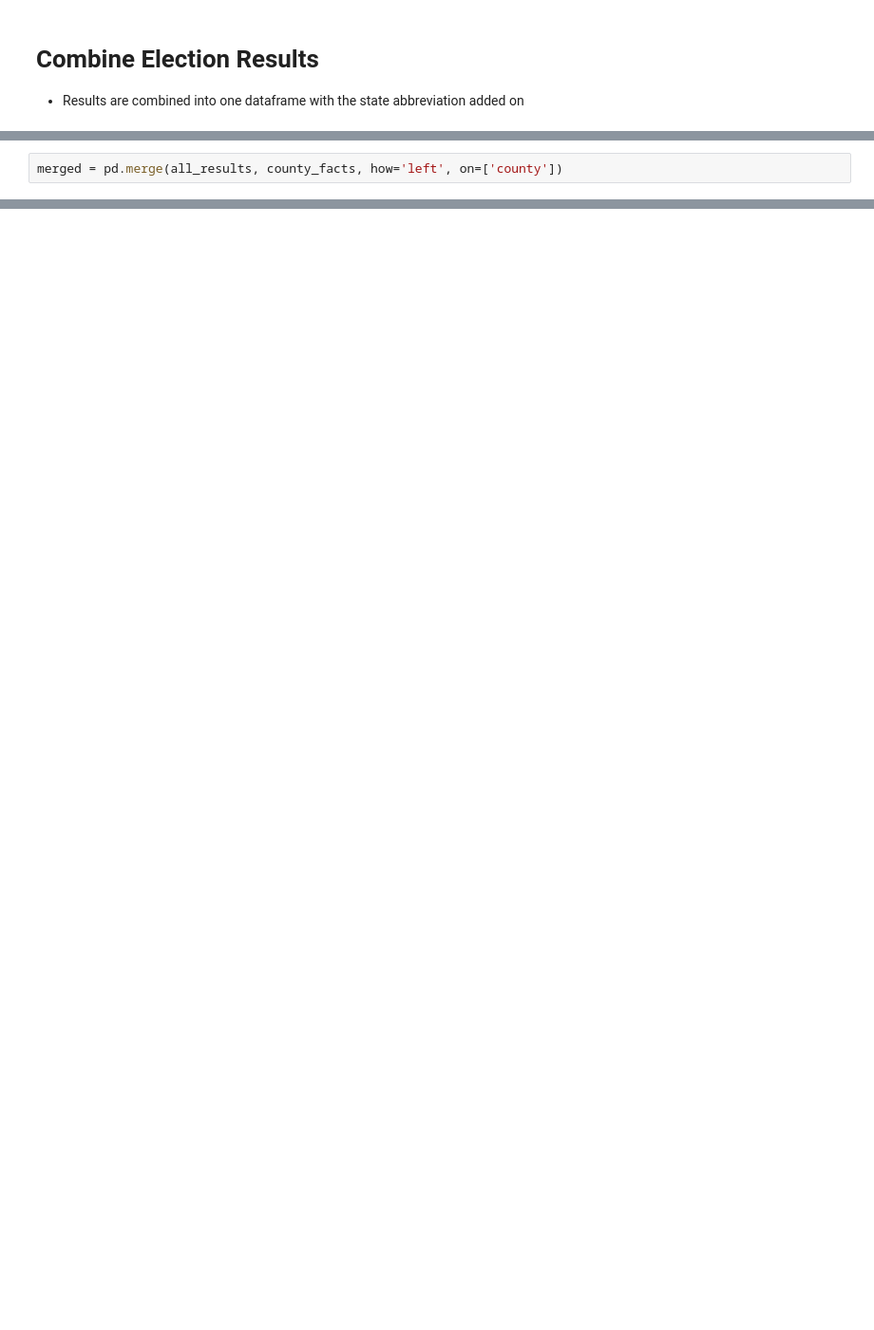
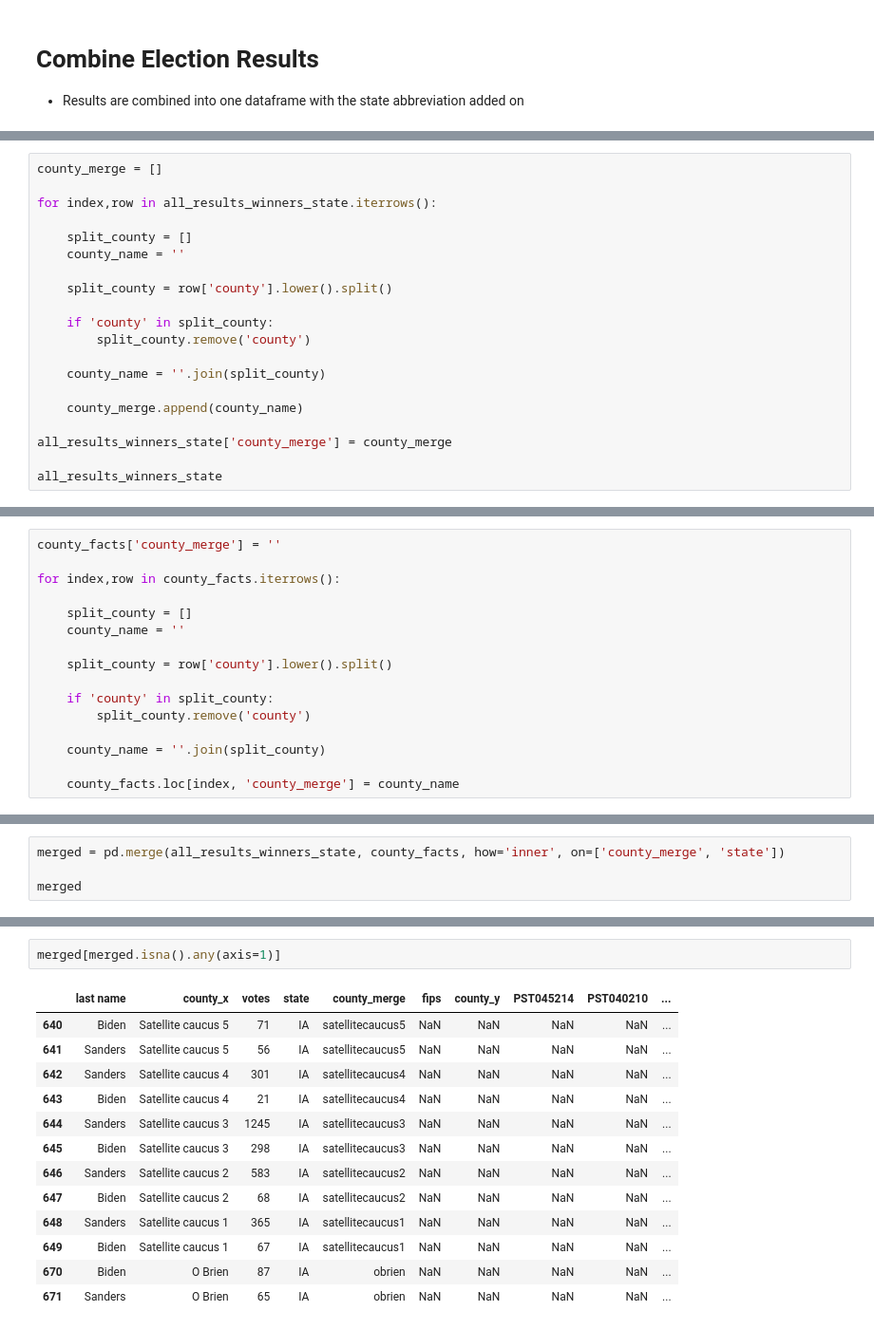
Before and after one commit to L0per/democratic-primary-predictions, a Jupyter notebook: data_processing.ipynb, the cells around one changed output, grey strips where cells are left out. Shown at 95% size. Drawn from its saved outputs; the diff is of its cells as text; blank space fills up the shorter version.

```diff
--- a/data_processing.ipynb
+++ b/data_processing.ipynb
@@ -140,0 +238,20 @@ county_facts.head()
+# %%
+county_merge = []
+
+for index,row in all_results_winners_state.iterrows():
+
+    split_county = []
+    county_name = ''
+
+    split_county = row['county'].lower().split()
+
+    if 'county' in split_county:
+        split_county.remove('county')
+
+    county_name = ''.join(split_county)
+
+    county_merge.append(county_name)
+
+all_results_winners_state['county_merge'] = county_merge
+
+all_results_winners_state
@@ -140,0 +274,16 @@ county_facts.head()
+# %%
+county_facts['county_merge'] = ''
+
+for index,row in county_facts.iterrows():
+
+    split_county = []
+    county_name = ''
+
+    split_county = row['county'].lower().split()
+
+    if 'county' in split_county:
+        split_county.remove('county')
+
+    county_name = ''.join(split_county)
+
+    county_facts.loc[index, 'county_merge'] = county_name
@@ -141,2 +292,4 @@ county_facts.head()
 # %%
-merged = pd.merge(all_results, county_facts, how='left', on=['county'])
+merged = pd.merge(all_results_winners_state, county_facts, how='inner', on=['county_merge', 'state'])
+
+merged
@@ -158,0 +314,16 @@ merged
+# %%
+merged[merged.isna().any(axis=1)]
+# %% [output]
+|  | last name | county_x | votes | state | county_merge | fips | county_y | PST045214 | PST040210 | ... |
+| 640 | Biden | Satellite caucus 5 | 71 | IA | satellitecaucus5 | NaN | NaN | NaN | NaN | ... |
+| 641 | Sanders | Satellite caucus 5 | 56 | IA | satellitecaucus5 | NaN | NaN | NaN | NaN | ... |
+| 642 | Sanders | Satellite caucus 4 | 301 | IA | satellitecaucus4 | NaN | NaN | NaN | NaN | ... |
+| 643 | Biden | Satellite caucus 4 | 21 | IA | satellitecaucus4 | NaN | NaN | NaN | NaN | ... |
+| 644 | Sanders | Satellite caucus 3 | 1245 | IA | satellitecaucus3 | NaN | NaN | NaN | NaN | ... |
+| 645 | Biden | Satellite caucus 3 | 298 | IA | satellitecaucus3 | NaN | NaN | NaN | NaN | ... |
+| 646 | Sanders | Satellite caucus 2 | 583 | IA | satellitecaucus2 | NaN | NaN | NaN | NaN | ... |
+| 647 | Biden | Satellite caucus 2 | 68 | IA | satellitecaucus2 | NaN | NaN | NaN | NaN | ... |
+| 648 | Sanders | Satellite caucus 1 | 365 | IA | satellitecaucus1 | NaN | NaN | NaN | NaN | ... |
+| 649 | Biden | Satellite caucus 1 | 67 | IA | satellitecaucus1 | NaN | NaN | NaN | NaN | ... |
+| 670 | Biden | O Brien | 87 | IA | obrien | NaN | NaN | NaN | NaN | ... |
+| 671 | Sanders | O Brien | 65 | IA | obrien | NaN | NaN | NaN | NaN | ... |
```
Also changed, not shown: parts of 26 cells of this notebook, 6 other files.
